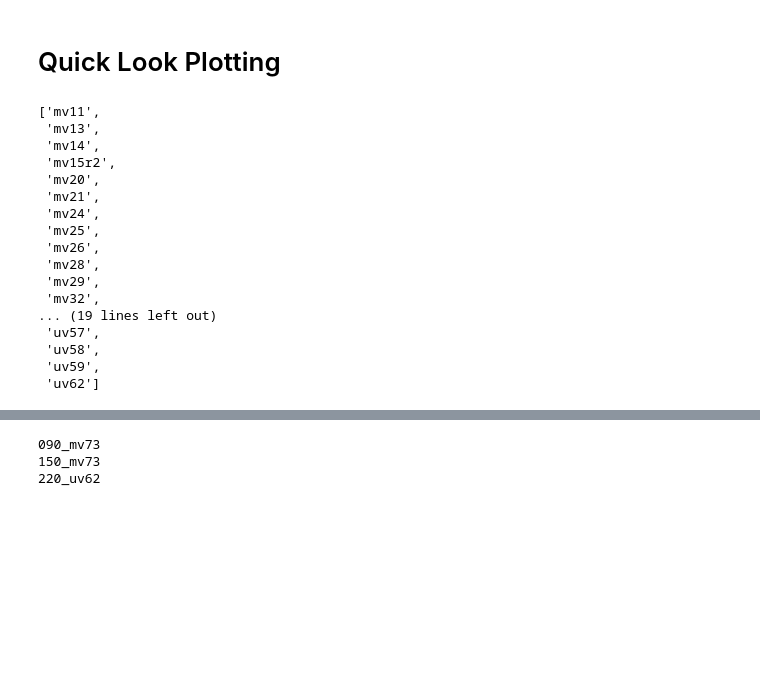
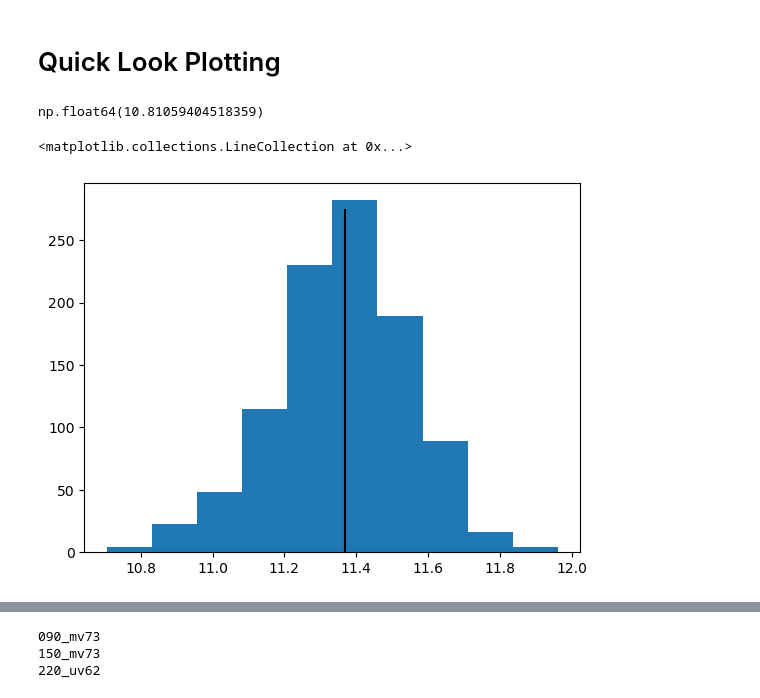
Before and after one commit to Sulla2012/LAT_Loading, a Jupyter notebook: latcom/notebooks/abscal.ipynb, the cells around one changed output, grey strips where cells are left out. Drawn from its saved outputs; the diff is of its cells as text; code cells hidden in the pictures; blank space fills up the shorter version.

```diff
--- a/latcom/notebooks/abscal.ipynb
+++ b/latcom/notebooks/abscal.ipynb
@@ -99,23 +103,3 @@ df = pd.DataFrame(
         "times": times,
     }
 )
-# %%
-ufms
-# %% [output]
-['mv11',
- 'mv13',
- 'mv14',
- 'mv15r2',
- 'mv20',
- 'mv21',
- 'mv24',
- 'mv25',
- 'mv26',
- 'mv28',
- 'mv29',
- 'mv32',
-... (19 lines left out)
- 'uv57',
- 'uv58',
- 'uv59',
- 'uv62']
@@ -121,0 +111,10 @@ ufms
+# %%
+np.percentile(cals_boot, q=0.3)
+# %% [output]
+np.float64(10.81059404518359)
+# %%
+plt.hist(cals_boot)
+plt.vlines(np.mean(data), ymin=0, ymax=275, color="black")
+# %% [output]
+<matplotlib.collections.LineCollection at 0x...>
+[figure, added]
```
Also changed, not shown: parts of 5 cells of this notebook, 7 other files.
